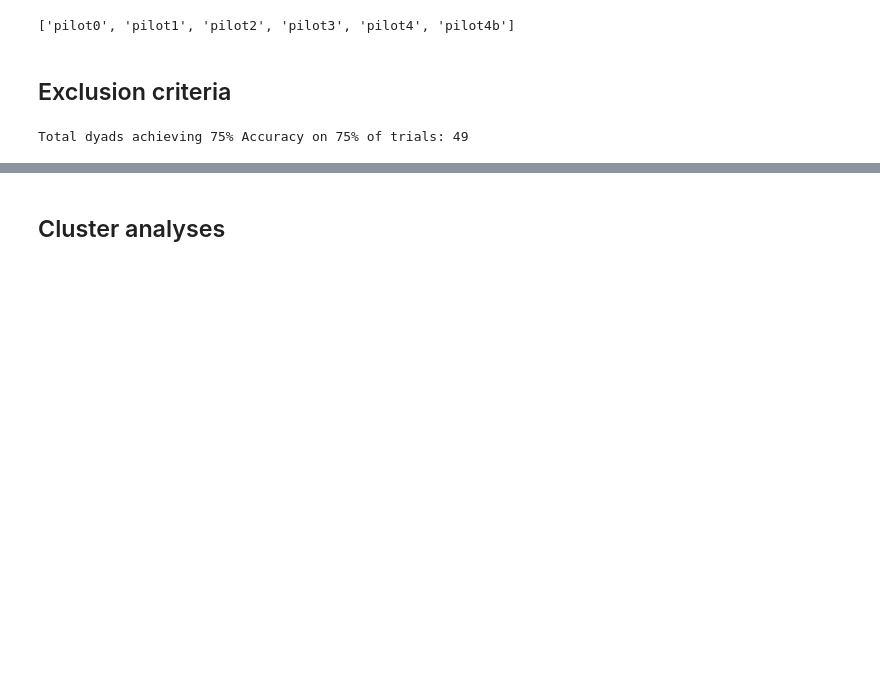
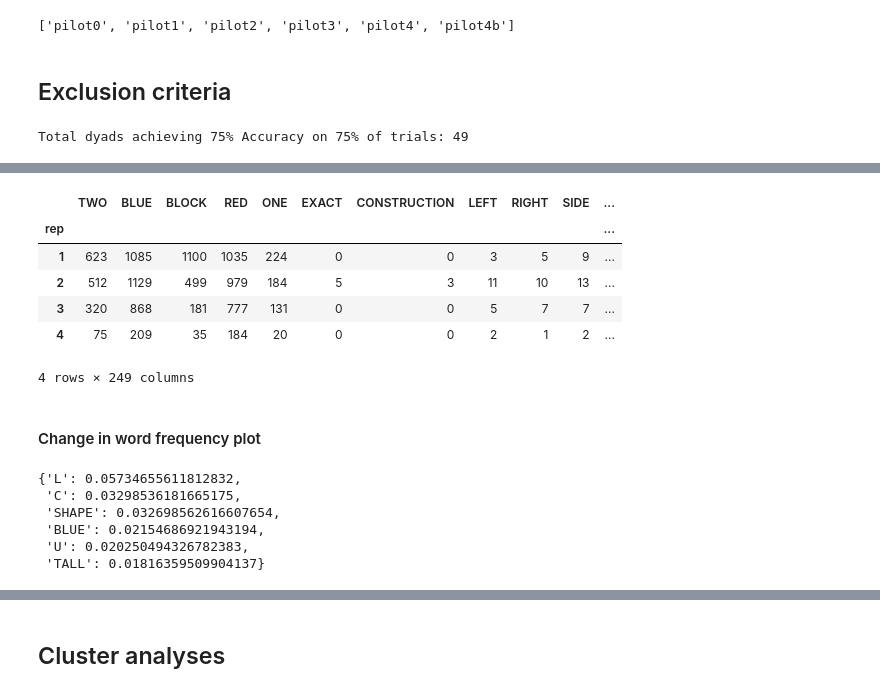
Before and after one commit to cogtoolslab/compositional-abstractions, a Jupyter notebook: analysis/paired_building/ms/ca_ms_analyses.ipynb, the cells around one changed output, grey strips where cells are left out. Cells and saved outputs as stored; diff of their text form; code cells hidden in the pictures; blank space fills up the shorter version.

```diff
--- a/analysis/paired_building/ms/ca_ms_analyses.ipynb
+++ b/analysis/paired_building/ms/ca_ms_analyses.ipynb
@@ -126 +171,3 @@ df_refexp_unprocessed['content'] = df_refexp_unprocessed['content'].str.replace(
+# %%
+df_ref_exps['BOW_concat'] = df_ref_exps['BOW_lemmatized'].apply(lambda x: ' '.join(x))
 # %%
@@ -150,7 +190,7 @@ def get_pdist(row):
         pdist[word] = count/num_words
     return pdist
 # %%
-df_all_words = df_refexp[['gameid', 'repNum', 'content']]
+df_all_words = df_ref_exps[['dyad_gameid', 'rep', 'BOW_concat']]
 # %%
 def jsdiv(P, Q):
     """Compute the Jensen-Shannon divergence between two probability distributions.
@@ -176,10 +216,10 @@ df_refexp['word_pdist_numeric'] = df_refexp['word_pdist'].apply(lambda dist: lis
 # %%
 for w in all_words:
-    df_all_words.loc[:,w] = df_all_words['content'].apply(lambda row: int(w in row.split()))
+    df_all_words.loc[:,w] = df_all_words['BOW_concat'].apply(lambda row: int(w in row.split()))
 
-df_all_words_reps = df_all_words.groupby('repNum').agg(sum)
+# df_all_words_reps = df_all_words.groupby('rep').agg(sum)
 
-df_all_words_reps = df_all_words_reps.sort_values(by = 0, axis = 1)
+# df_all_words_reps = df_all_words_reps.sort_values(by = 0, axis = 1)
 # %% [output]
 A value is trying to be set on a copy of a slice from a DataFrame.
 Try using .loc[row_indexer,col_indexer] = value instead
@@ -193,0 +241,13 @@ See the caveats in the documentation: https://pandas.pydata.org/pandas-docs/stab
+# %%
+df_all_words_reps = df_all_words.groupby('rep').agg(sum)
+df_all_words_reps
+# %% [output]
+|  | TWO | BLUE | BLOCK | RED | ONE | EXACT | CONSTRUCTION | LEFT | RIGHT | SIDE | ... |
+| rep |  |  |  |  |  |  |  |  |  |  | ... |
+| 1 | 623 | 1085 | 1100 | 1035 | 224 | 0 | 0 | 3 | 5 | 9 | ... |
+| 2 | 512 | 1129 | 499 | 979 | 184 | 5 | 3 | 11 | 10 | 13 | ... |
+| 3 | 320 | 868 | 181 | 777 | 131 | 0 | 0 | 5 | 7 | 7 | ... |
+| 4 | 75 | 209 | 35 | 184 | 20 | 0 | 0 | 2 | 1 | 2 | ... |
+4 rows × 249 columns
+# %% [markdown]
+#### Change in word frequency plot
@@ -193,0 +268,12 @@ See the caveats in the documentation: https://pandas.pydata.org/pandas-docs/stab
+# %%
+n = 6
+top_n = dict(sorted(rep_diff.items(), key=lambda item: item[1], reverse=True)[:n])
+
+top_n
+# %% [output]
+{'L': 0.05734655611812832,
+ 'C': 0.03298536181665175,
+ 'SHAPE': 0.032698562616607654,
+ 'BLUE': 0.02154686921943194,
+ 'U': 0.020250494326782383,
+ 'TALL': 0.01816359509904137}
```
Also changed, not shown: parts of 25 cells of this notebook, 5 other files.
